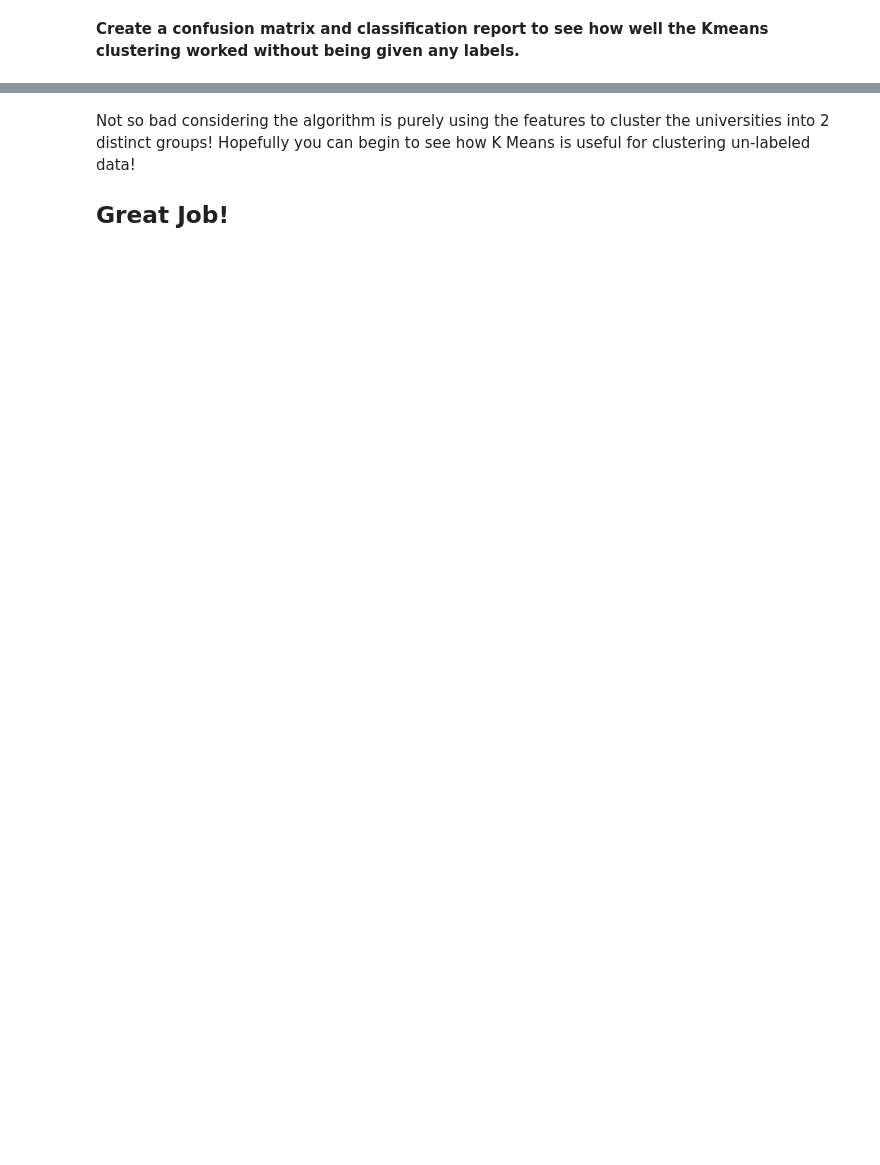
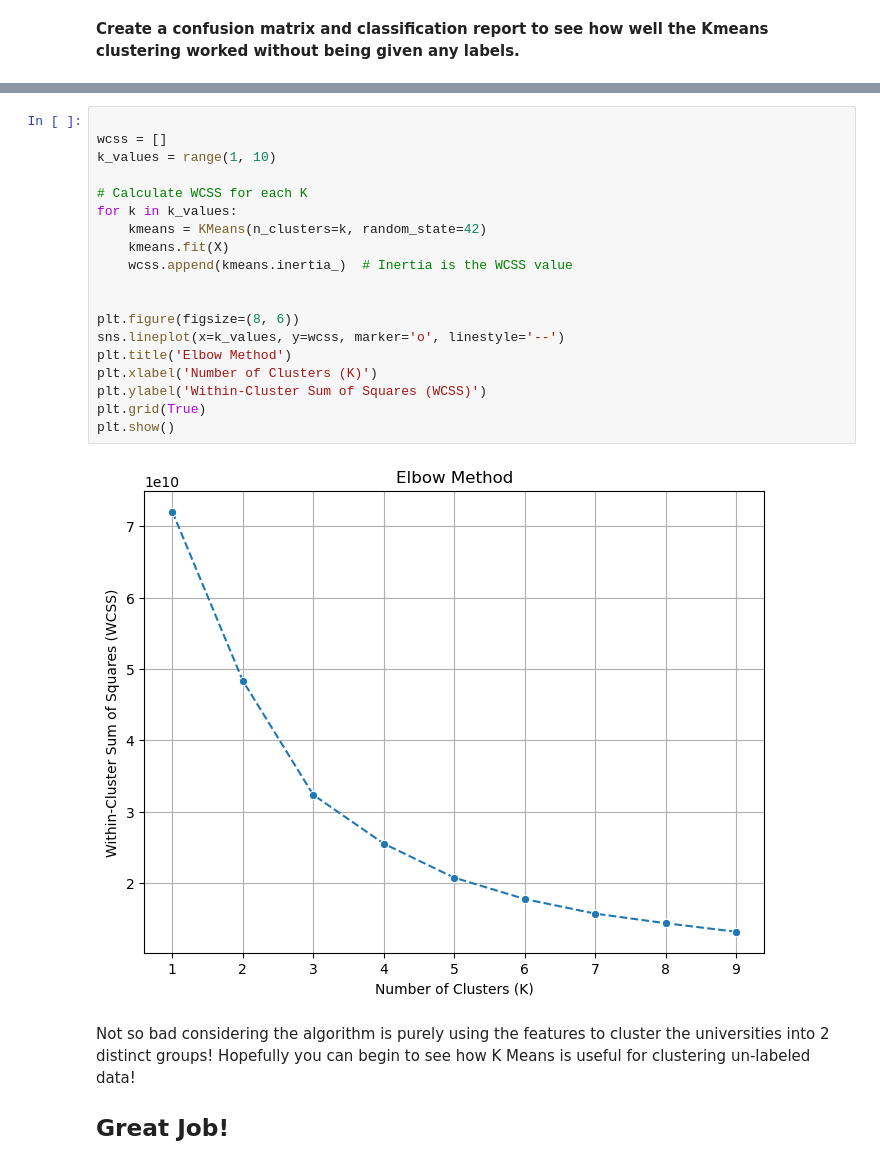
Before and after one commit to ali-essam2002/kMeans_Clustering_Project_9_2023, a Jupyter notebook: 02-K Means Clustering Project .ipynb, the cells around one changed output, grey strips where cells are left out. Cells and saved outputs as stored; diff of their text form; blank space fills up the shorter version.

```diff
--- a/02-K Means Clustering Project .ipynb
+++ b/02-K Means Clustering Project .ipynb
@@ -316,3 +284,24 @@ array([[138,  74],
+# %%
+
+wcss = []
+k_values = range(1, 10)
+
+# Calculate WCSS for each K
+for k in k_values:
+    kmeans = KMeans(n_clusters=k, random_state=42)
+    kmeans.fit(X)
+    wcss.append(kmeans.inertia_)  # Inertia is the WCSS value
+
+
+plt.figure(figsize=(8, 6))
+sns.lineplot(x=k_values, y=wcss, marker='o', linestyle='--')
+plt.title('Elbow Method')
+plt.xlabel('Number of Clusters (K)')
+plt.ylabel('Within-Cluster Sum of Squares (WCSS)')
+plt.grid(True)
+plt.show()
+# %% [output]
+[figure, added]
 # %% [markdown]
 Not so bad considering the algorithm is purely using the features to cluster the universities into 2 distinct groups! Hopefully you can begin to see how K Means is useful for clustering un-labeled data!
 
```
Also changed, not shown: parts of 9 cells of this notebook.
